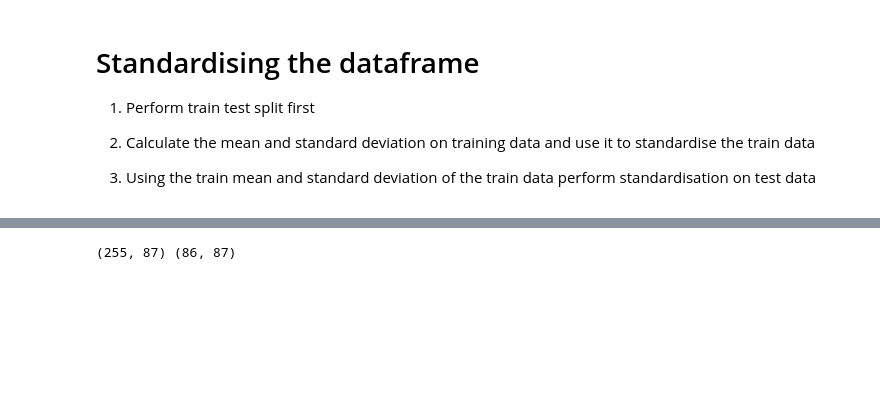
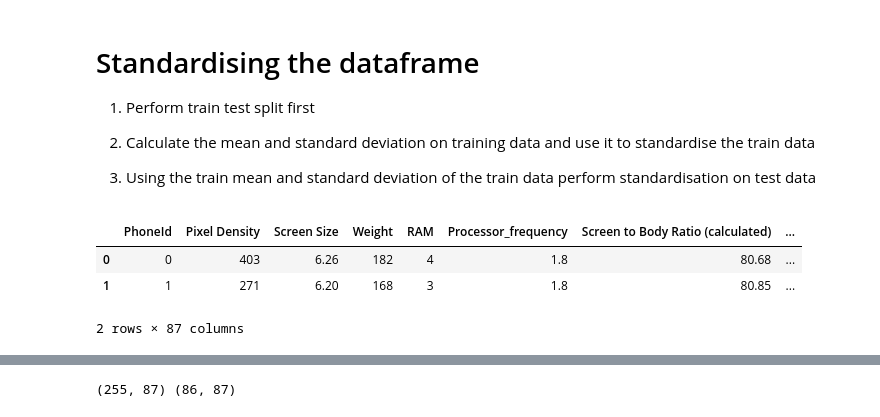
Before and after one commit to sagar9926/ImportantConcepts-, a Jupyter notebook: Python/Sigmoid_Neuron.ipynb, the cells around one changed output, grey strips where cells are left out. Saved outputs shown, nothing was run; the diff lists cells and outputs as text; code cells hidden in the pictures; blank space fills up the shorter version.

```diff
--- a/Python/Sigmoid_Neuron.ipynb
+++ b/Python/Sigmoid_Neuron.ipynb
@@ -394,5 +420,12 @@ plt.show()
 2. Calculate the mean and standard deviation on training data and use it to standardise the train data
 
 3. Using the train mean and standard deviation of the train data perform standardisation on test data
+# %%
+X.head(2)
+# %% [output]
+|  | PhoneId | Pixel Density | Screen Size | Weight | RAM | Processor_frequency | Screen to Body Ratio (calculated) | ... |
+| 0 | 0 | 403 | 6.26 | 182 | 4 | 1.8 | 80.68 | ... |
+| 1 | 1 | 271 | 6.20 | 168 | 3 | 1.8 | 80.85 | ... |
+2 rows × 87 columns
 # %%
 X_train, X_test, Y_train, Y_test = train_test_split(X, Y, random_state=0, stratify=Y_binarised)
```
Also changed, not shown: parts of 22 cells of this notebook.
